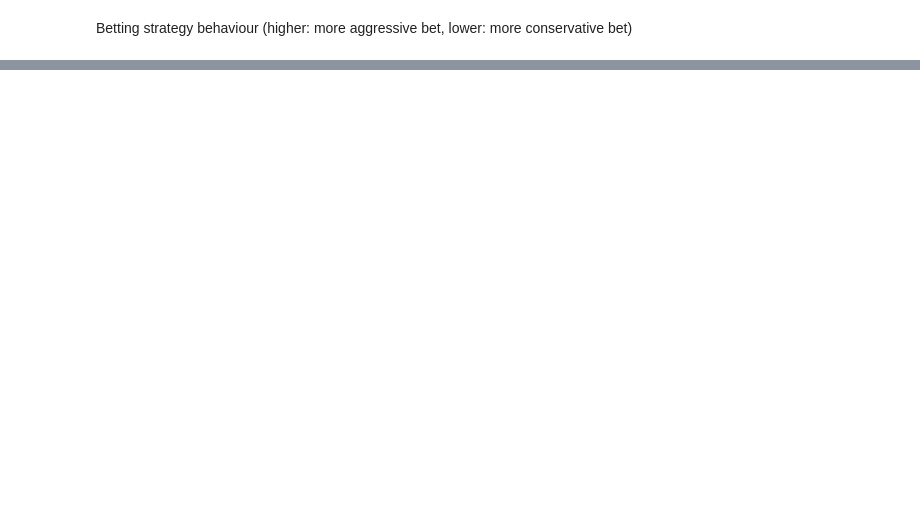
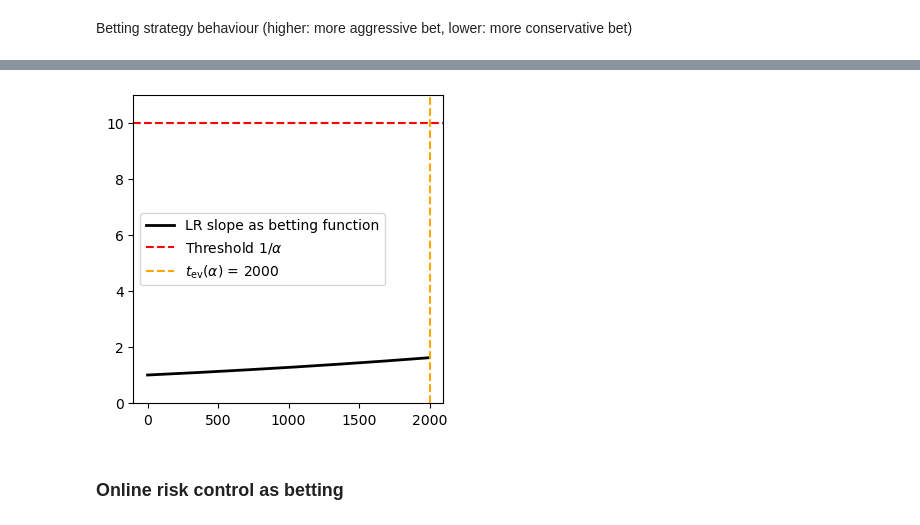
Before and after one commit to alextimans/risk-monitor, a Jupyter notebook: notebooks/evidence_exp2.ipynb, the cells around one changed output, grey strips where cells are left out. Saved outputs shown, nothing was run; the diff lists cells and outputs as text; code cells hidden in the pictures; blank space fills up the shorter version.

```diff
--- a/notebooks/evidence_exp2.ipynb
+++ b/notebooks/evidence_exp2.ipynb
@@ -283,4 +294,4 @@ plt.show()
 # %%
-for t in range(0, 15):
+for t in range(0, 10):
     print(f"Step {t} | (True Ref, True Test) = ({stream_y1[t]}, {stream_y2[t]}) | (Pred Ref, Pred Test) = ({stream_pred_x1[t]}, {stream_pred_x2[t]}) | Evidence = {stream_eval[t]}")
 # %% [output]
@@ -335,0 +414,33 @@ plt.show()
+# %%
+stream_eval_slope = np.ones(T)
+
+for t in tqdm(range(0, T), desc="Time steps"):
+
+    stream_pred_x1[t] = pred_x1
+    stream_pred_x2[t] = pred_x2
+
+    if (t > 0):
+
+        v = (pred_x2 - pred_x1)
+        lam = slope
+        evidence = stream_eval_slope[t-1] * (1 + lam * v)
+        stream_eval_slope[t] = evidence
+# %%
+t_ev_candidate = np.where(stream_eval_slope >= 1/alpha)[0]
+if len(t_ev_candidate) == 0:
+    t_ev = T
+else:
+    t_ev = t_ev_candidate.min()
+
+plt.figure(figsize=(4, 4))
+plt.plot(stream_eval_slope, label="LR slope as betting function", color="black", lw=2)
+plt.axhline(y=1/alpha, color="red", linestyle="--", label=r"Threshold $1/\alpha$")
+plt.axvline(x=t_ev, color="orange", linestyle="--", label=r"$t_{\text{ev}}(\alpha)$ = " + str(t_ev))
+plt.ylim(-0.01, 1/alpha + 1)
+# plt.xlim(0, 250)
+plt.legend()
+plt.show()
+# %% [output]
+[figure, added]
+# %% [markdown]
+### Online risk control as betting
```
Also changed, not shown: parts of 15 cells of this notebook.
